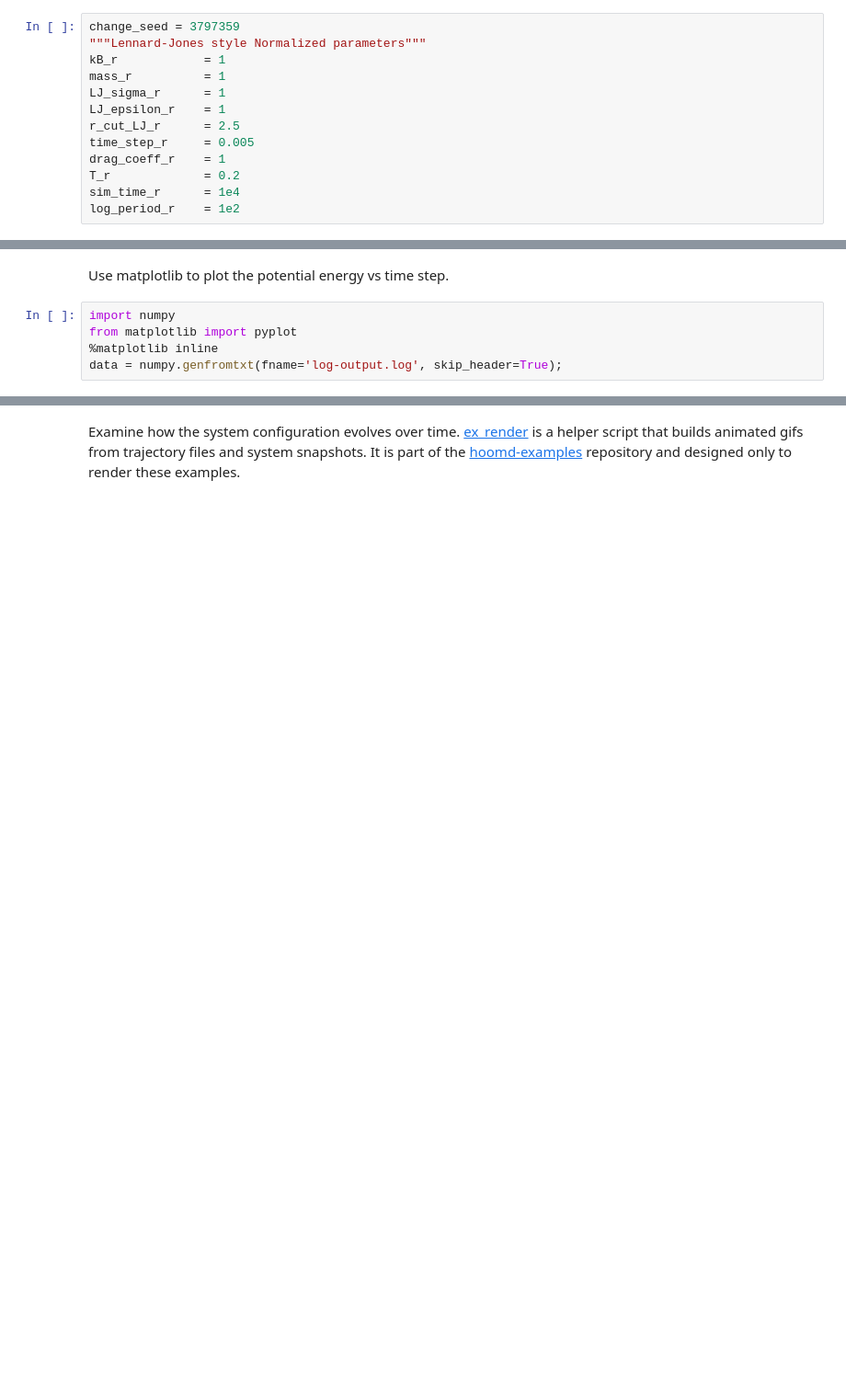
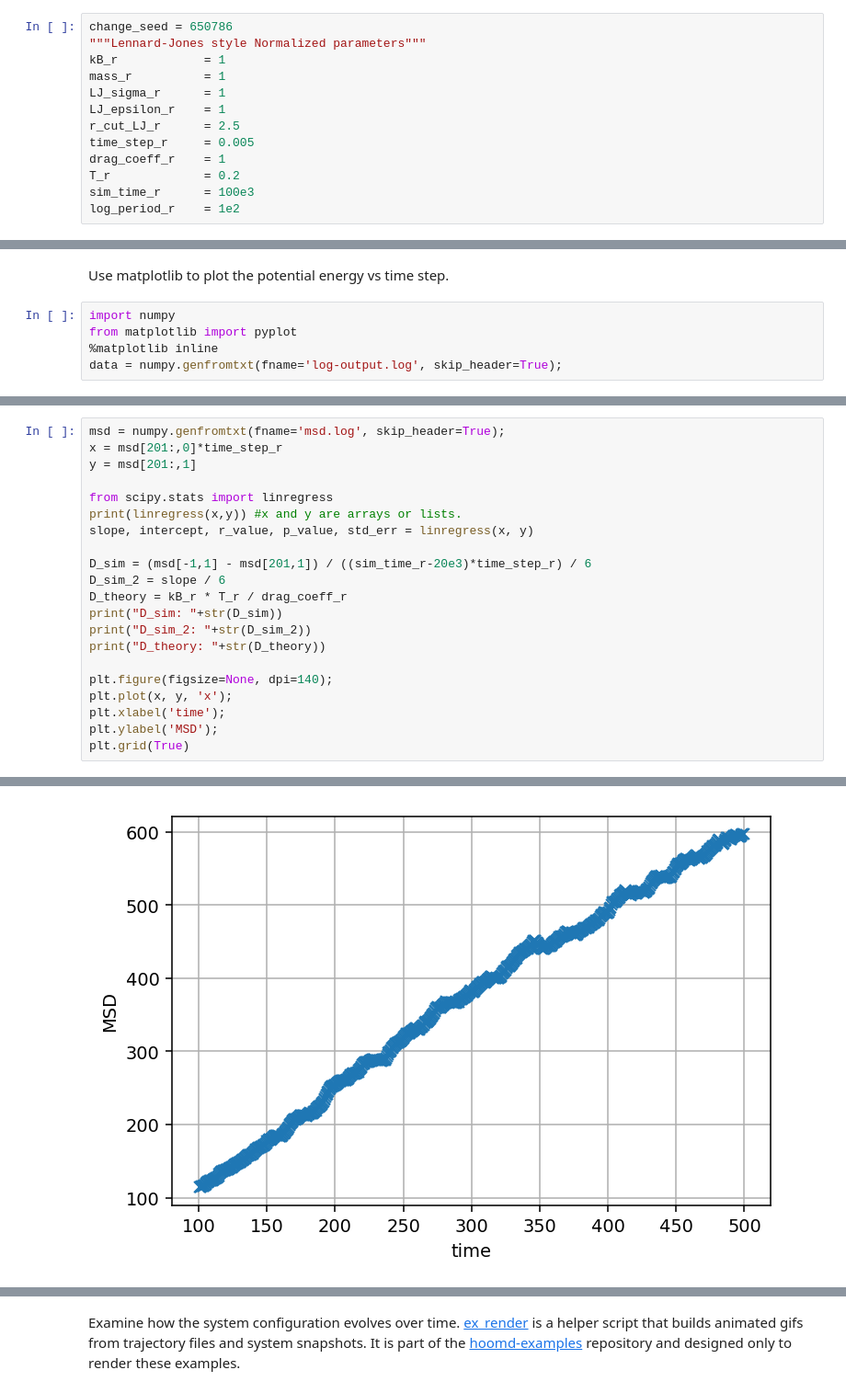
Before and after one commit to yennguyenedalgo/JupyterNotebookProject, a Jupyter notebook: Tutorial - MD - Lennard Jones.ipynb, the cells around one changed output, grey strips where cells are left out. Shown at 92% size. Cells and saved outputs as stored; diff of their text form; blank space fills up the shorter version.

```diff
--- a/Tutorial - MD - Lennard Jones.ipynb
+++ b/Tutorial - MD - Lennard Jones.ipynb
@@ -29,7 +29,7 @@ notice(2): Group "all" created containing 125 particles
 # %% [markdown]
 **Parameters:**
 # %%
-change_seed = 3797359
+change_seed = 650786
 """Lennard-Jones style Normalized parameters"""
 kB_r            = 1
 mass_r          = 1
@@ -39,7 +39,7 @@ r_cut_LJ_r      = 2.5
 time_step_r     = 0.005
 drag_coeff_r    = 1
 T_r             = 0.2
-sim_time_r      = 1e4
+sim_time_r      = 100e3
 log_period_r    = 1e2
 # %% [markdown]
 ## Define potential energy
@@ -126,0 +118,22 @@ data = numpy.genfromtxt(fname='log-output.log', skip_header=True);
+# %%
+msd = numpy.genfromtxt(fname='msd.log', skip_header=True);
+x = msd[201:,0]*time_step_r
+y = msd[201:,1]
+
+from scipy.stats import linregress
+print(linregress(x,y)) #x and y are arrays or lists.
+slope, intercept, r_value, p_value, std_err = linregress(x, y)
+
+D_sim = (msd[-1,1] - msd[201,1]) / ((sim_time_r-20e3)*time_step_r) / 6
+D_sim_2 = slope / 6
+D_theory = kB_r * T_r / drag_coeff_r
+print("D_sim: "+str(D_sim))
+print("D_sim_2: "+str(D_sim_2))
+print("D_theory: "+str(D_theory))
+
+plt.figure(figsize=None, dpi=140);
+plt.plot(x, y, 'x');
+plt.xlabel('time');
+plt.ylabel('MSD');
+plt.grid(True)
+# %% [output]
@@ -127,3 +144,4 @@ data = numpy.genfromtxt(fname='log-output.log', skip_header=True);
+[figure, added]
 # %%
 pyplot.figure(figsize=(4,2.2), dpi=140);
 pyplot.plot(data[:,0], data[:,1]);
```
Also changed, not shown: parts of 11 cells of this notebook, 1 other file.
